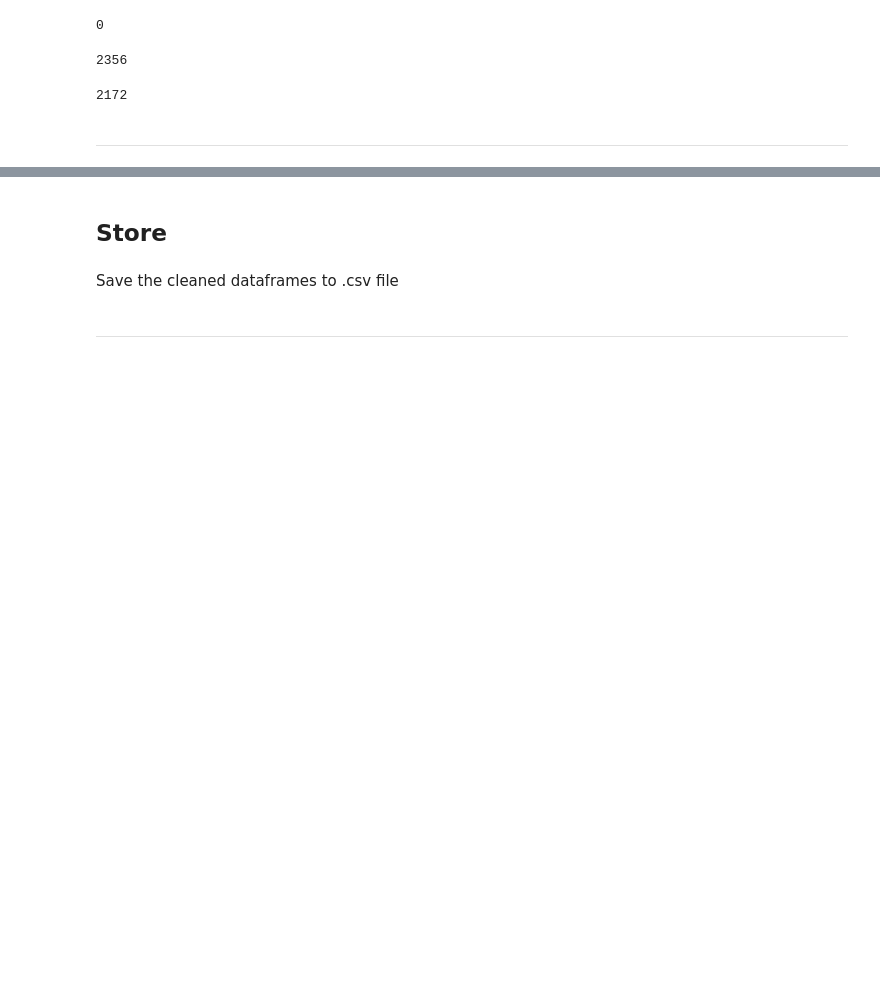
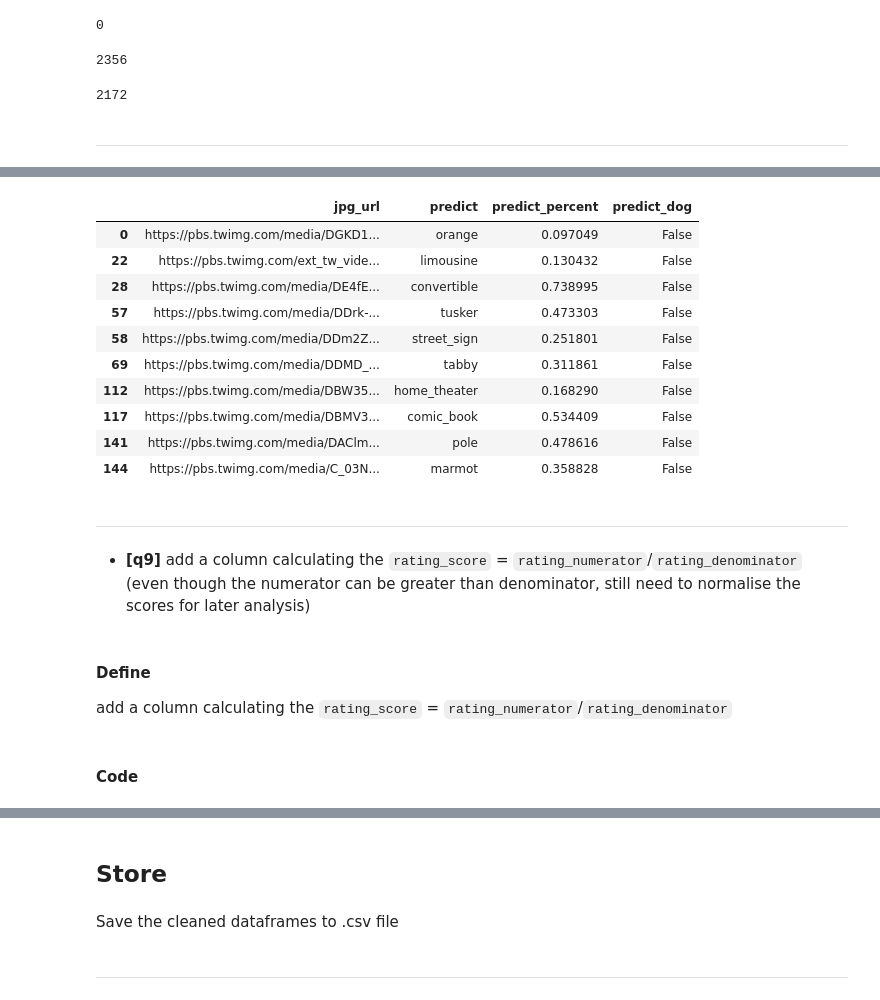
Before and after one commit to siorin/udacity-data2-project3-wrangle-and-analyse-data, a Jupyter notebook: project3-wrangle_act.ipynb, the cells around one changed output, grey strips where cells are left out. Cells and saved outputs as stored; diff of their text form; code cells hidden in the pictures; blank space fills up the shorter version.

```diff
--- a/project3-wrangle_act.ipynb
+++ b/project3-wrangle_act.ipynb
@@ -1491,0 +1317,3 @@ len(archive_clean)
+# %%
+archive_clean.drop(['retweeted_status_id', 'retweeted_status_user_id',
+                     'retweeted_status_timestamp'], axis=1, inplace = True)
@@ -1491,0 +1461,11 @@ len(archive_clean)
+# %%
+# add 3 columns for all 3 predictions
+# - if prediction 1 is a dog type, use p1 and p1_conf
+# - else if prediction 2 is a dog type, use p2 and p2_conf
+# - else if prediction 3 is a dog type, use p3 and p3_conf
+
+archive_clean['predict'] = archive_clean.p1
+archive_clean['predict_percent'] = archive_clean.p1_conf
+archive_clean['predict_dog'] = archive_clean.p1_dog
+
+first_guess = archive_clean[archive_clean.p1_dog == True]
@@ -1491,0 +1476,26 @@ len(archive_clean)
+# %%
+missing_guesses = []
+
+for i in second_guess.index:
+    try:
+        j = archive_clean[archive_clean.tweet_id == second_guess.loc[i].tweet_id].index[0]
+        archive_clean.loc[j, 'predict'] = second_guess.loc[i].p2
+        archive_clean.loc[j, 'predict_percent'] = second_guess.loc[i].p2_conf
+        archive_clean.loc[j, 'predict_dog'] = True
+    except:
+        # these were removed during cleaning when dropping retweets and duplicate expanded_urls
+        missing_guesses.append(second_guess.loc[i].tweet_id)
+# print how many prediction values are dog types
+print("guess " + str(2) + " : " + str(sum(archive_clean.predict_dog == True)))
+
+for i in third_guess.index:
+    try:
+        j = archive_clean[archive_clean.tweet_id == third_guess.loc[i].tweet_id].index[0]
+        archive_clean.loc[j, 'predict'] = third_guess.loc[i].p3
+        archive_clean.loc[j, 'predict_percent'] = third_guess.loc[i].p3_conf
+        archive_clean.loc[j, 'predict_dog'] = True
+    except:
+        # these were removed during cleaning when dropping retweets and duplicate expanded_urls
+        missing_guesses.append(third_guess.loc[i].tweet_id)
+# print how many prediction values are dog types
+print("guess " + str(3) + " : " + str(sum(archive_clean.predict_dog == True)))
@@ -1491,0 +1522,24 @@ len(archive_clean)
+# %%
+# image predicted not to be a dog type
+archive_clean[archive_clean.predict_dog == False][['jpg_url', 'predict', 'predict_percent', 'predict_dog']].head(10)
+# %% [output]
+|  | jpg_url | predict | predict_percent | predict_dog |
+| 0 | https://pbs.twimg.com/media/DGKD1... | orange | 0.097049 | False |
+| 22 | https://pbs.twimg.com/ext_tw_vide... | limousine | 0.130432 | False |
+| 28 | https://pbs.twimg.com/media/DE4fE... | convertible | 0.738995 | False |
+| 57 | https://pbs.twimg.com/media/DDrk-... | tusker | 0.473303 | False |
+| 58 | https://pbs.twimg.com/media/DDm2Z... | street_sign | 0.251801 | False |
+| 69 | https://pbs.twimg.com/media/DDMD_... | tabby | 0.311861 | False |
+| 112 | https://pbs.twimg.com/media/DBW35... | home_theater | 0.168290 | False |
+| 117 | https://pbs.twimg.com/media/DBMV3... | comic_book | 0.534409 | False |
+| 141 | https://pbs.twimg.com/media/DAClm... | pole | 0.478616 | False |
+| 144 | https://pbs.twimg.com/media/C_03N... | marmot | 0.358828 | False |
+# %% [markdown]
+---
+# %% [markdown]
+- __[q9]__ add a column calculating the `rating_score` = `rating_numerator`/`rating_denominator` (even though the numerator can be greater than denominator, still need to normalise the scores for later analysis)
+# %% [markdown]
+#### Define
+add a column calculating the `rating_score` = `rating_numerator`/`rating_denominator`
+# %% [markdown]
+#### Code
```
Also changed, not shown: parts of 112 cells of this notebook, 3 other files.
